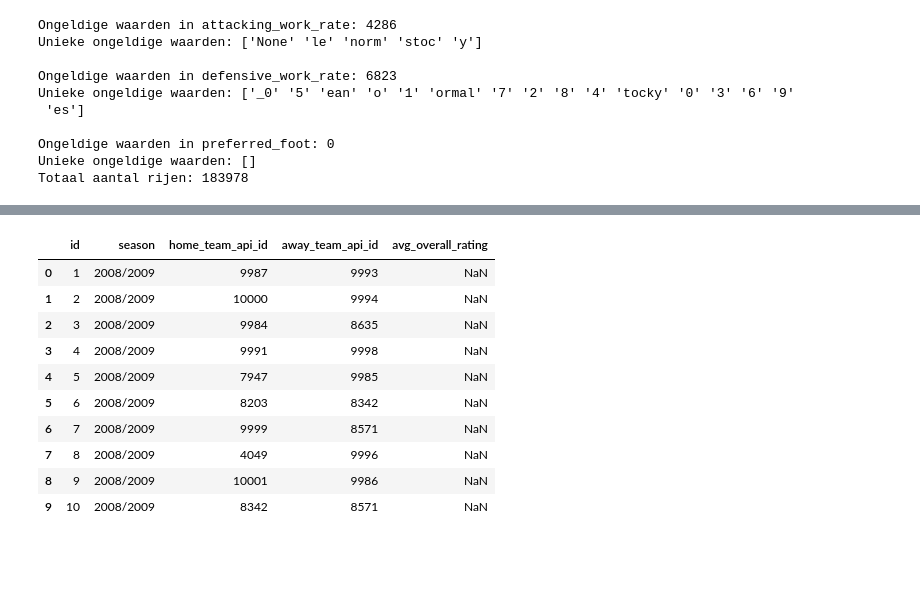
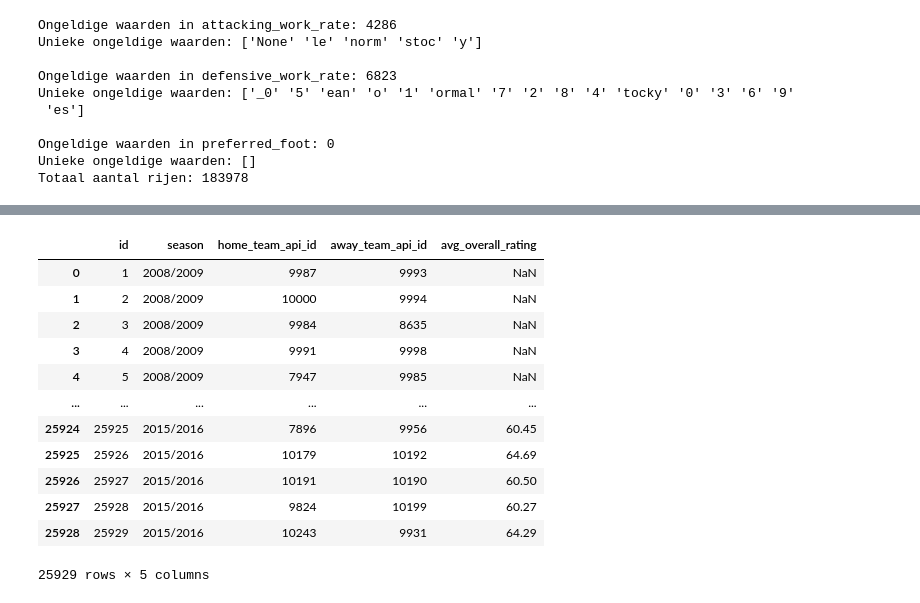
Before and after one commit to EchoinSilences/Datalab2, a Jupyter notebook: Report.ipynb, the cells around one changed output, grey strips where cells are left out. Cells and saved outputs as stored; diff of their text form; code cells hidden in the pictures; blank space fills up the shorter version.

```diff
--- a/Report.ipynb
+++ b/Report.ipynb
@@ -1226,36 +1240,38 @@ def bereken_gemiddelde_rating(row):
         Berekent de gemiddelde overall_rating van alle spelers in één wedstrijd,
         zowel de thuisploeg als de uitploeg.
 
     Args:
         row: Een rij uit het matches dataframe.
 
     Returns:
         Float met de gemiddelde overall_rating van alle spelers in de wedstrijd,
         of NaN als er geen geldige ratings gevonden worden.
     """
     speler_kolommen = [f'home_player_{i}' for i in range(1, 12)] + \
                       [f'away_player_{i}' for i in range(1, 12)]
 
     ratings = [get_overall_rating(row[col]) for col in speler_kolommen if col in row.index]
 
     geldige_ratings = [r for r in ratings if not pd.isna(r)]
 
     return round(np.mean(geldige_ratings), 2) if geldige_ratings else np.nan
 
 
 # Voeg de gemiddelde overall_rating toe als nieuwe kolom aan het matches dataframe
 matches['avg_overall_rating'] = matches.apply(bereken_gemiddelde_rating, axis=1)
 
-display(matches[['id', 'season', 'home_team_api_id', 'away_team_api_id', 'avg_overall_rating']].head(10))
+display(matches[['id', 'season', 'home_team_api_id', 'away_team_api_id', 'avg_overall_rating']].head(-50))
 # %% [output]
 |  | id | season | home_team_api_id | away_team_api_id | avg_overall_rating |
 | 0 | 1 | 2008/2009 | 9987 | 9993 | NaN |
 | 1 | 2 | 2008/2009 | 10000 | 9994 | NaN |
 | 2 | 3 | 2008/2009 | 9984 | 8635 | NaN |
 | 3 | 4 | 2008/2009 | 9991 | 9998 | NaN |
 | 4 | 5 | 2008/2009 | 7947 | 9985 | NaN |
-| 5 | 6 | 2008/2009 | 8203 | 8342 | NaN |
-| 6 | 7 | 2008/2009 | 9999 | 8571 | NaN |
-| 7 | 8 | 2008/2009 | 4049 | 9996 | NaN |
-| 8 | 9 | 2008/2009 | 10001 | 9986 | NaN |
-| 9 | 10 | 2008/2009 | 8342 | 8571 | NaN |
+| ... | ... | ... | ... | ... | ... |
+| 25924 | 25925 | 2015/2016 | 7896 | 9956 | 60.45 |
+| 25925 | 25926 | 2015/2016 | 10179 | 10192 | 64.69 |
+| 25926 | 25927 | 2015/2016 | 10191 | 10190 | 60.50 |
+| 25927 | 25928 | 2015/2016 | 9824 | 10199 | 60.27 |
+| 25928 | 25929 | 2015/2016 | 10243 | 9931 | 64.29 |
+25929 rows × 5 columns
```
Also changed, not shown: parts of 1 cell of this notebook.
